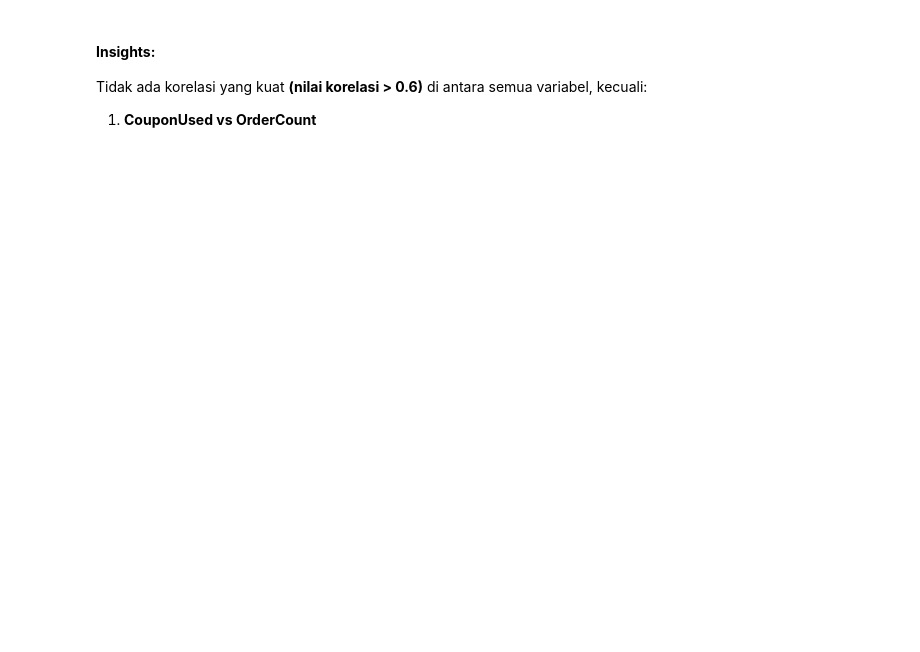
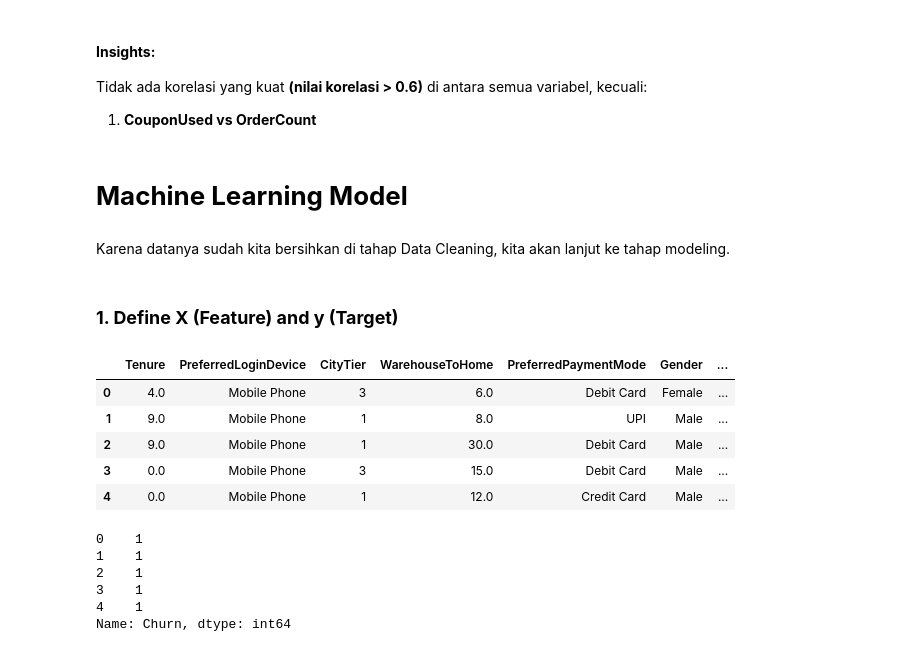
Before and after one commit to tasiamdln/E_Commerce_Churn_Analysis_ML, a Jupyter notebook: E_Commerce_Churn_Classification_and_Data_Analysis.ipynb, the cells around one changed output. Saved outputs shown, nothing was run; the diff lists cells and outputs as text; code cells hidden in the pictures; blank space fills up the shorter version.

```diff
--- a/E_Commerce_Churn_Classification_and_Data_Analysis.ipynb
+++ b/E_Commerce_Churn_Classification_and_Data_Analysis.ipynb
@@ -372,3 +372,26 @@ sns.heatmap(data=matrix,
 #### **Insights:**
 Tidak ada korelasi yang kuat **(nilai korelasi > 0.6)** di antara semua variabel, kecuali:
 1. **CouponUsed vs OrderCount**
+# %% [markdown]
+# **Machine Learning Model**
+# %% [markdown]
+Karena datanya sudah kita bersihkan di tahap Data Cleaning, kita akan lanjut ke tahap modeling.
+# %% [markdown]
+### **1. Define X (Feature) and y (Target)**
+# %%
+x = df.drop(columns=['CustomerID','Churn'])
+y = df['Churn']
+display(x.head(),y.head())
+# %% [output]
+|  | Tenure | PreferredLoginDevice | CityTier | WarehouseToHome | PreferredPaymentMode | Gender | ... |
+| 0 | 4.0 | Mobile Phone | 3 | 6.0 | Debit Card | Female | ... |
+| 1 | 9.0 | Mobile Phone | 1 | 8.0 | UPI | Male | ... |
+| 2 | 9.0 | Mobile Phone | 1 | 30.0 | Debit Card | Male | ... |
+| 3 | 0.0 | Mobile Phone | 3 | 15.0 | Debit Card | Male | ... |
+| 4 | 0.0 | Mobile Phone | 1 | 12.0 | Credit Card | Male | ... |
+0    1
+1    1
+2    1
+3    1
+4    1
+Name: Churn, dtype: int64
```
Also changed, not shown: parts of 3 cells of this notebook.
